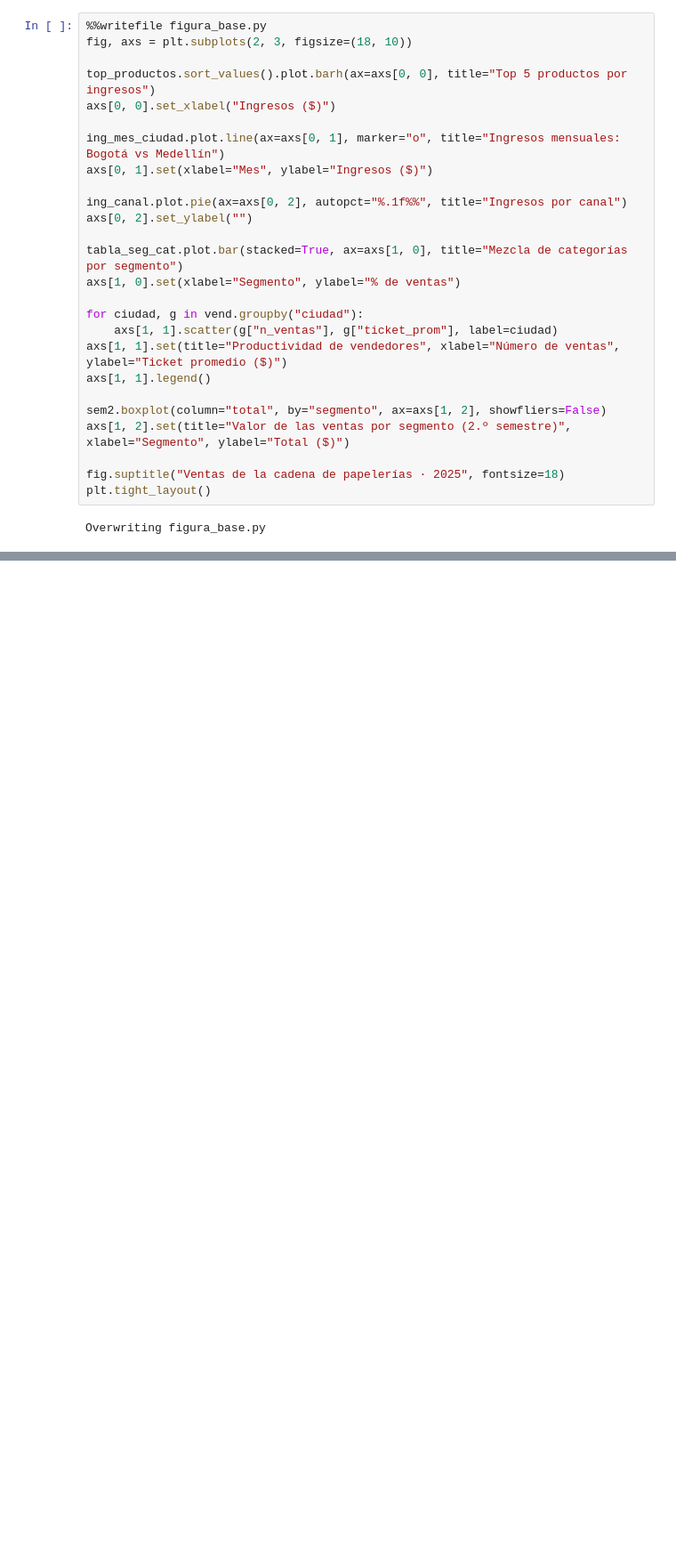
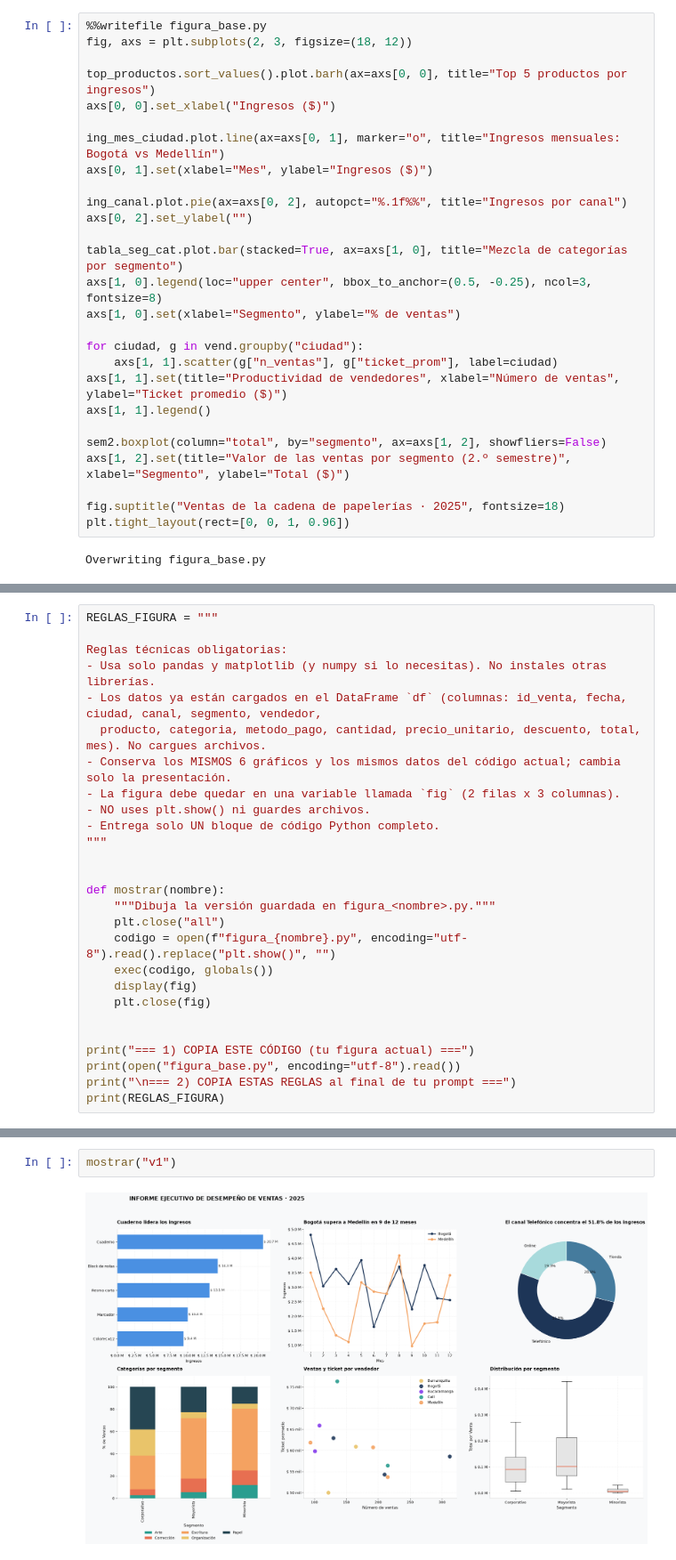
Before and after one commit to alejogonzalez30/mi-dashboard-venta, a Jupyter notebook: Taller_Graficos_Alejandro_Gonzalez_Mariagna_Arias.ipynb, the cells around one changed output, grey strips where cells are left out. Shown at 89% size. Drawn from its saved outputs; the diff is of its cells as text; blank space fills up the shorter version.

```diff
--- a/Taller_Graficos_Alejandro_Gonzalez_Mariagna_Arias.ipynb
+++ b/Taller_Graficos_Alejandro_Gonzalez_Mariagna_Arias.ipynb
@@ -133,6 +232,6 @@ Este código va en la celda `%%writefile figura_base.py`.
 # %%
 %%writefile figura_base.py
-fig, axs = plt.subplots(2, 3, figsize=(18, 10))
+fig, axs = plt.subplots(2, 3, figsize=(18, 12))
 
 top_productos.sort_values().plot.barh(ax=axs[0, 0], title="Top 5 productos por ingresos")
 axs[0, 0].set_xlabel("Ingresos ($)")
@@ -144,6 +243,7 @@ ing_canal.plot.pie(ax=axs[0, 2], autopct="%.1f%%", title="Ingresos por canal")
 axs[0, 2].set_ylabel("")
 
 tabla_seg_cat.plot.bar(stacked=True, ax=axs[1, 0], title="Mezcla de categorías por segmento")
+axs[1, 0].legend(loc="upper center", bbox_to_anchor=(0.5, -0.25), ncol=3, fontsize=8)
 axs[1, 0].set(xlabel="Segmento", ylabel="% de ventas")
 
 for ciudad, g in vend.groupby("ciudad"):
@@ -155,6 +255,6 @@ sem2.boxplot(column="total", by="segmento", ax=axs[1, 2], showfliers=False)
 axs[1, 2].set(title="Valor de las ventas por segmento (2.º semestre)", xlabel="Segmento", ylabel="Total ($)")
 
 fig.suptitle("Ventas de la cadena de papelerías · 2025", fontsize=18)
-plt.tight_layout()
+plt.tight_layout(rect=[0, 0, 1, 0.96])
 # %% [output]
 Overwriting figura_base.py
@@ -192,0 +285,27 @@ plt.rcParams['ytick.labelsize'] = 11
+# %%
+REGLAS_FIGURA = """
+
+Reglas técnicas obligatorias:
+- Usa solo pandas y matplotlib (y numpy si lo necesitas). No instales otras librerías.
+- Los datos ya están cargados en el DataFrame `df` (columnas: id_venta, fecha, ciudad, canal, segmento, vendedor,
+  producto, categoria, metodo_pago, cantidad, precio_unitario, descuento, total, mes). No cargues archivos.
+- Conserva los MISMOS 6 gráficos y los mismos datos del código actual; cambia solo la presentación.
+- La figura debe quedar en una variable llamada `fig` (2 filas x 3 columnas).
+- NO uses plt.show() ni guardes archivos.
+- Entrega solo UN bloque de código Python completo.
+"""
+
+
+def mostrar(nombre):
+    """Dibuja la versión guardada en figura_<nombre>.py."""
+    plt.close("all")
+    codigo = open(f"figura_{nombre}.py", encoding="utf-8").read().replace("plt.show()", "")
+    exec(codigo, globals())
+    display(fig)
+    plt.close(fig)
+
+
+print("=== 1) COPIA ESTE CÓDIGO (tu figura actual) ===")
+print(open("figura_base.py", encoding="utf-8").read())
+print("\n=== 2) COPIA ESTAS REGLAS al final de tu prompt ===")
+print(REGLAS_FIGURA)
@@ -354,0 +516,4 @@ NameError: name 'embellecer' is not defined
+# %%
+mostrar("v1")
+# %% [output]
+[figure, added]
```
Also changed, not shown: parts of 63 cells of this notebook.
